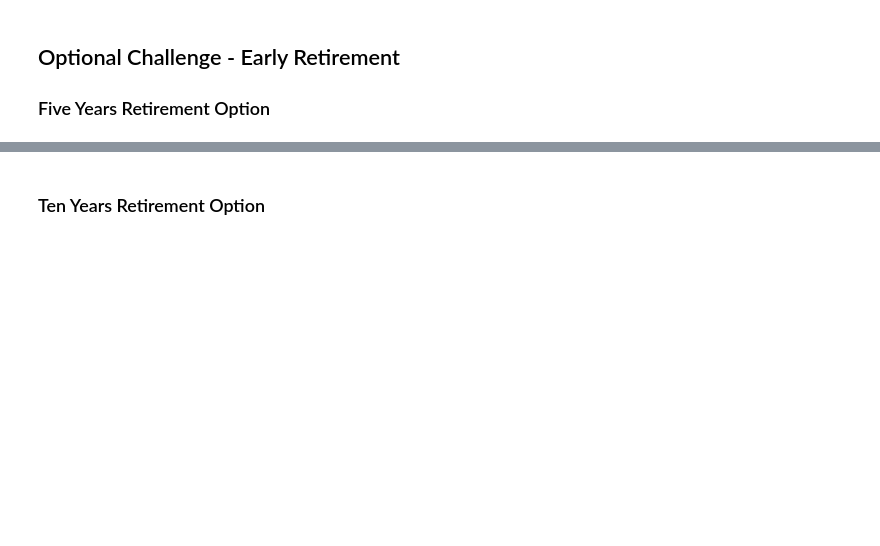
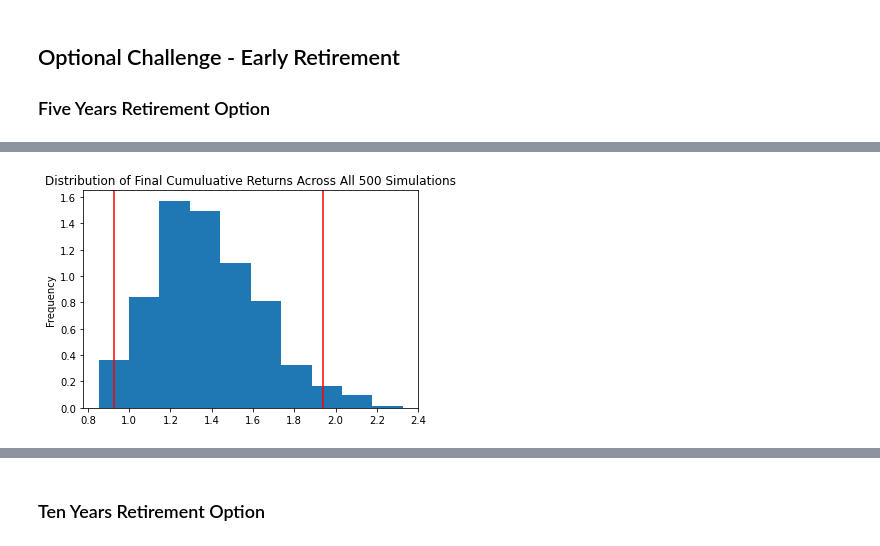
Before and after one commit to gw12s/API_Homework, a Jupyter notebook: Instructions/Starter_Code/financial-planner.ipynb, the cells around one changed output, grey strips where cells are left out. Cells and saved outputs as stored; diff of their text form; code cells hidden in the pictures; blank space fills up the shorter version.

```diff
--- a/Instructions/Starter_Code/financial-planner.ipynb
+++ b/Instructions/Starter_Code/financial-planner.ipynb
@@ -285,6 +417,9 @@ print(f"There is a 95% chance that an initial investment of ${initial_investment
 # %%
 # Plot probability distribution and confidence intervals
 # YOUR CODE HERE!
+dist_plot_five = MC_fiveyear.plot_distribution()
+# %% [output]
+[figure, added]
 # %%
 # Fetch summary statistics from the Monte Carlo simulation results
 # YOUR CODE HERE!
```
Also changed, not shown: parts of 31 cells of this notebook.
